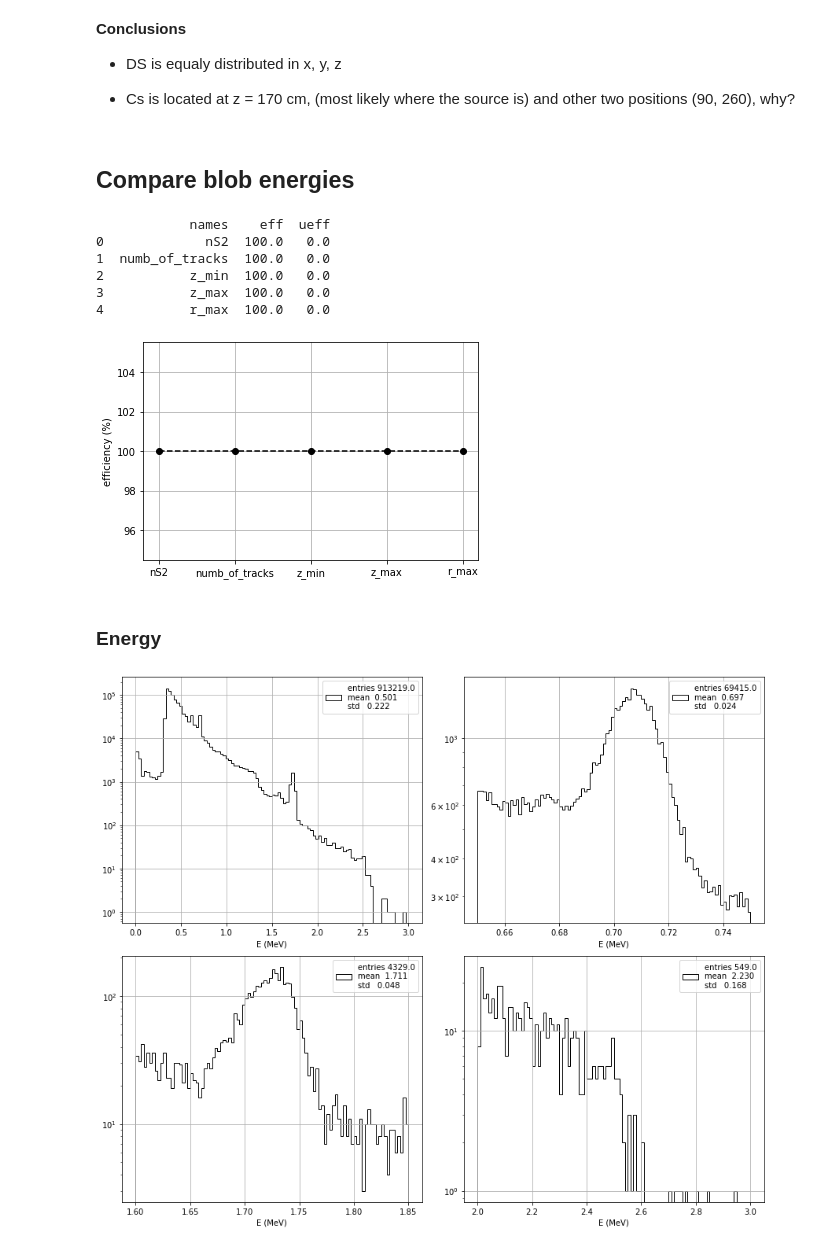
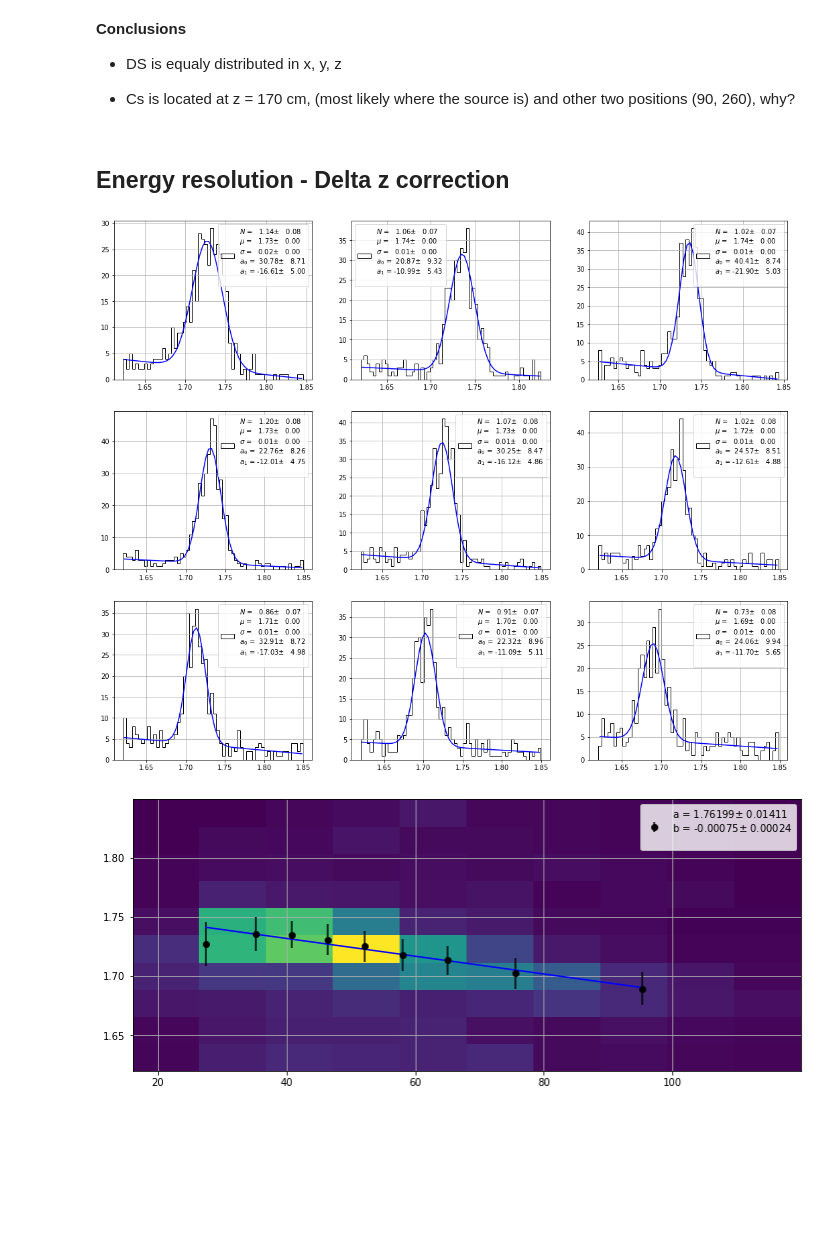
Before and after one commit to jahernando/next, a Jupyter notebook: NB/demo/demo_topology_run7.ipynb, the cells around one changed output. Cells and saved outputs as stored; diff of their text form; code cells hidden in the pictures; blank space fills up the shorter version.

```diff
--- a/NB/demo/demo_topology_run7.ipynb
+++ b/NB/demo/demo_topology_run7.ipynb
@@ -110,19 +103,3 @@ pltext.df_inspect(dft[sel], labels, ncolumns = 4)
    * DS is equaly distributed in x, y, z
 
    * Cs is located at z = 170 cm, (most likely where the source is) and other two positions (90, 260), why?
-# %% [markdown]
-## Compare blob energies
-# %%
-selnames    = ('nS2', 'numb_of_tracks', 'z_min', 'z_max', 'r_max')
-sels        = [selections[selname] for selname in selnames]
-effs, ueffs = eres.efficiencies(sels, selnames, True)
-df = pd.DataFrame({'names' : selnames, 'eff' : effs, 'ueff' : ueffs})
-print(df)
-# %% [output]
-            names    eff  ueff
-0             nS2  100.0   0.0
-1  numb_of_tracks  100.0   0.0
-2           z_min  100.0   0.0
-3           z_max  100.0   0.0
-4           r_max  100.0   0.0
-[figure, removed]
@@ -134,20 +106,15 @@ selections.logical_and(selnames, 'fidutial');
 # %% [markdown]
-### Energy
+## Energy resolution - Delta z correction
-# %%
-def plt_energies(enes, ranges, bins = 100):
-
-    nplots = len(ranges)
-
-    subplot = pltext.canvas(nplots, 2)
-
-    for i in range(nplots):
-        subplot( i + 1)
-        pltext.hist(enes, bins, range = ranges[i], ylog = True, xylabels = 'E (MeV)');
-    plt.tight_layout()
-
-sel     = selections['fidutial']
-eranges = [ranges[name] for name in ('energy', 'energy.cs', 'energy.ds', 'energy.ph')]
-plt_energies(dft.energy[sel], eranges)
-#plt_energies(dft.energy)
-# %% [output]
-[figure, removed]
+# %%
+sel   = selections.logical_and(('energy.ds', 'dz_track.ds'), 'ds')
+names = ('energy', 'dz_track')
+
+ene, dz = [dft[sel][name].values for name in names]
+
+nbins = 10
+p0s   = 10*(None,)
+
+xmed, mus, sigs, pars, upars = eres.dz_effect(dz, ene,  nbins, p0s = p0s, plot = True)
+# %% [output]
+[figure, added]
+[figure, added]
```
Also changed, not shown: parts of 32 cells of this notebook, 1 other file.
